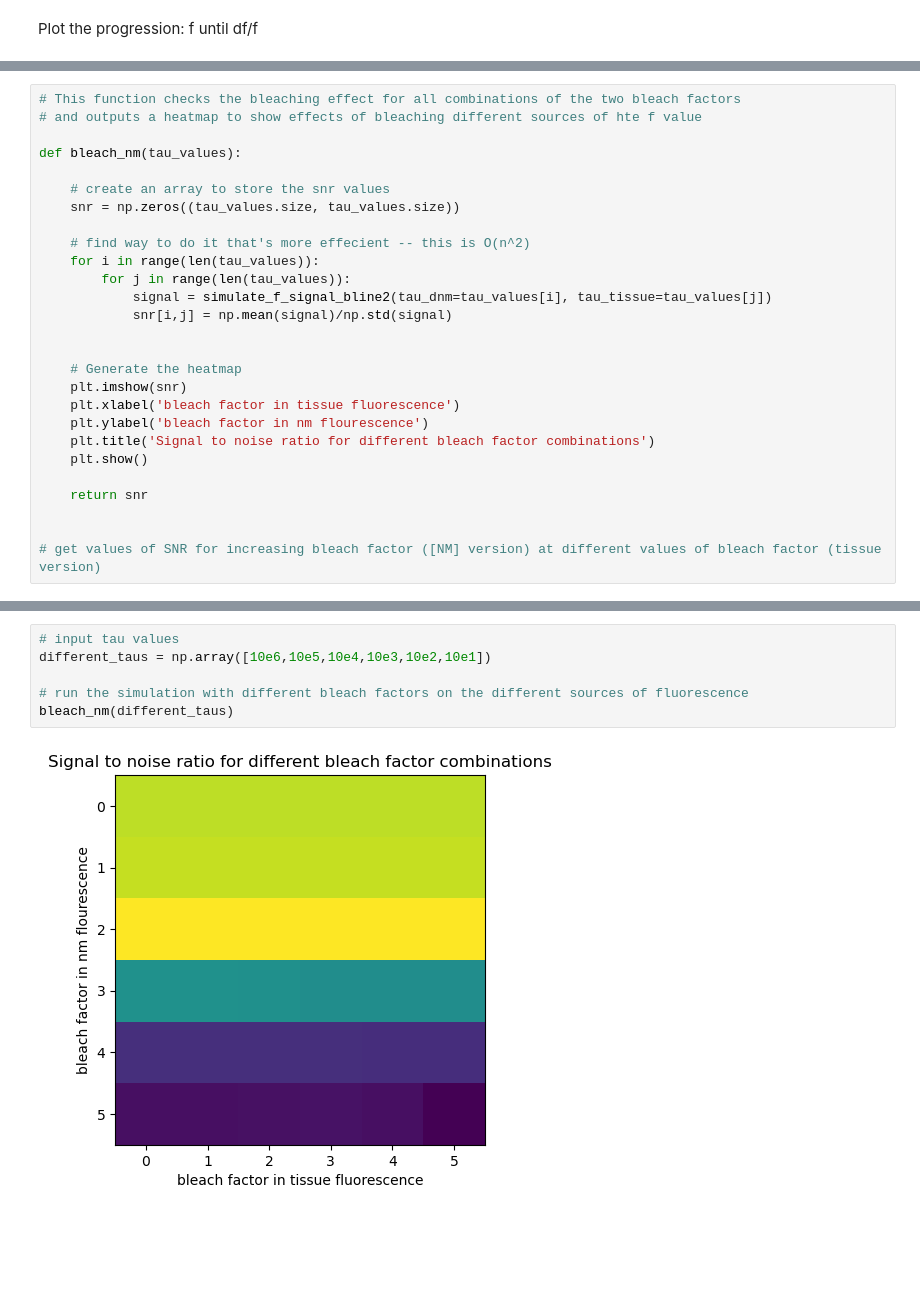
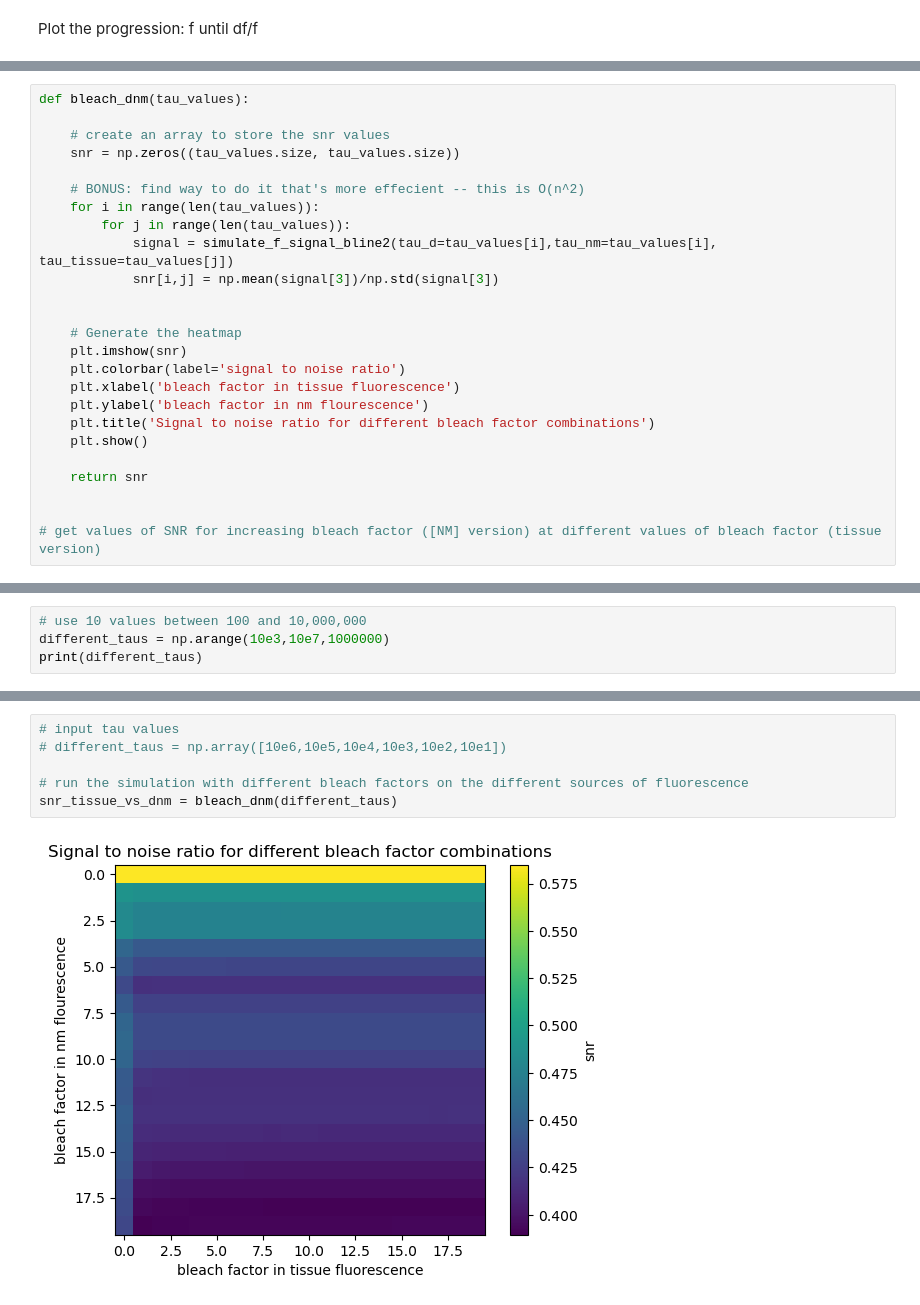
Before and after one commit to BrianNGitahi/NM-Imaging, a Jupyter notebook: Simulation.ipynb, the cells around one changed output, grey strips where cells are left out. Drawn from its saved outputs; the diff is of its cells as text; blank space fills up the shorter version.

```diff
--- a/Simulation.ipynb
+++ b/Simulation.ipynb
@@ -547,21 +584,19 @@ plot_f_signal(f,df,df_f_ave, df_f_med)
 # %%
-# This function checks the bleaching effect for all combinations of the two bleach factors
-# and outputs a heatmap to show effects of bleaching different sources of hte f value
-
-def bleach_nm(tau_values):
+def bleach_dnm(tau_values):
 
     # create an array to store the snr values
     snr = np.zeros((tau_values.size, tau_values.size))
 
-    # find way to do it that's more effecient -- this is O(n^2)
+    # BONUS: find way to do it that's more effecient -- this is O(n^2)
     for i in range(len(tau_values)):
         for j in range(len(tau_values)):
-            signal = simulate_f_signal_bline2(tau_dnm=tau_values[i], tau_tissue=tau_values[j])
-            snr[i,j] = np.mean(signal)/np.std(signal)
+            signal = simulate_f_signal_bline2(tau_d=tau_values[i],tau_nm=tau_values[i], tau_tissue=tau_values[j])
+            snr[i,j] = np.mean(signal[3])/np.std(signal[3])
 
 
     # Generate the heatmap
     plt.imshow(snr)
+    plt.colorbar(label='signal to noise ratio')
     plt.xlabel('bleach factor in tissue fluorescence')
     plt.ylabel('bleach factor in nm flourescence')
     plt.title('Signal to noise ratio for different bleach factor combinations')
@@ -573,0 +628,4 @@ def bleach_nm(tau_values):
+# %%
+# use 10 values between 100 and 10,000,000
+different_taus = np.arange(10e3,10e7,1000000)
+print(different_taus)
@@ -574,8 +648,8 @@ def bleach_nm(tau_values):
 # %%
 # input tau values
-different_taus = np.array([10e6,10e5,10e4,10e3,10e2,10e1])
+# different_taus = np.array([10e6,10e5,10e4,10e3,10e2,10e1])
 
 # run the simulation with different bleach factors on the different sources of fluorescence
-bleach_nm(different_taus)
+snr_tissue_vs_dnm = bleach_dnm(different_taus)
 # %% [output]
-[figure, old version]
+[figure, new version]
```
Also changed, not shown: parts of 28 cells of this notebook, 3 other files.
